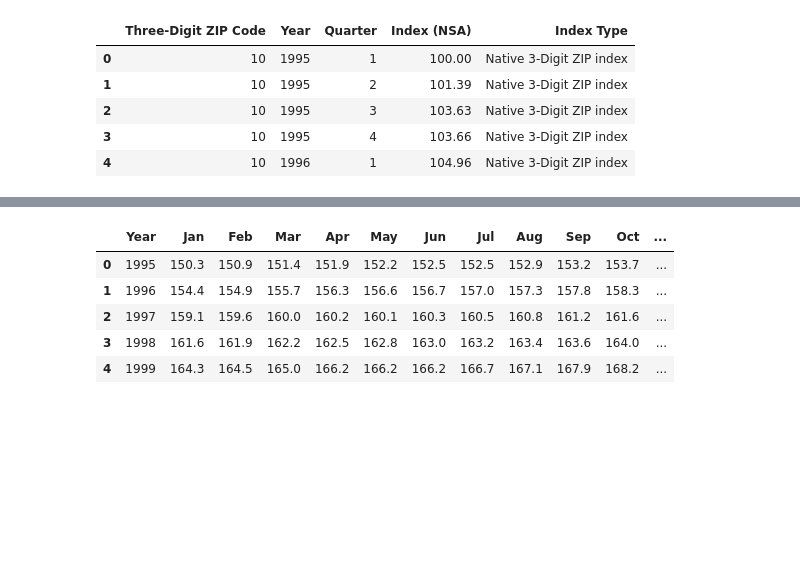
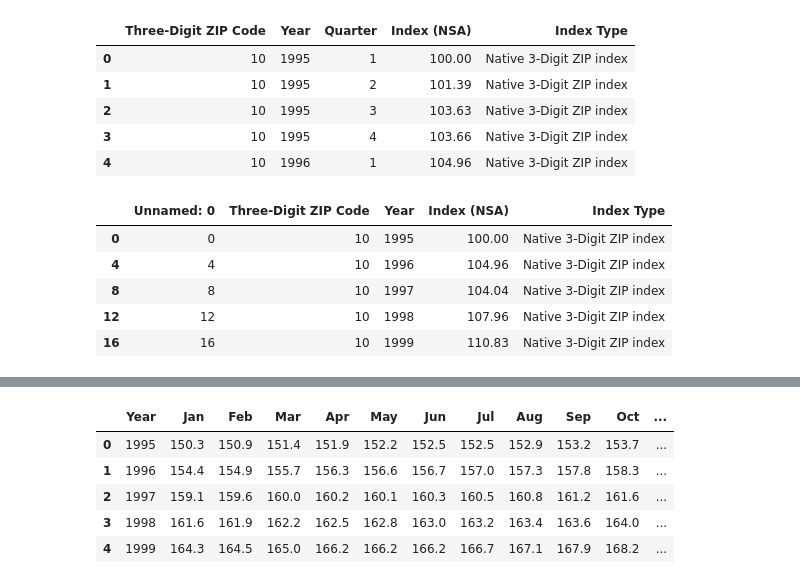
Before and after one commit to amswanson333/BAH_Machine_Learning, a Jupyter notebook: data_fusion.ipynb, the cells around one changed output, grey strips where cells are left out. Cells and saved outputs as stored; diff of their text form; code cells hidden in the pictures; blank space fills up the shorter version.

```diff
--- a/data_fusion.ipynb
+++ b/data_fusion.ipynb
@@ -146,3 +148,18 @@ hpi_df.head()
 # %%
 # remove extraneous index types
 hpi_df.drop(hpi_df.loc[hpi_df["Index Type"]!="Native 3-Digit ZIP index"].index, inplace=True)
+# %%
+# limit data to the first HPI value per year (quarter = 1)
+hpi_df.drop(hpi_df.loc[hpi_df["Quarter"]!=1].index, inplace=True)
+
+# drop the quarter column
+hpi_df.drop(labels="Quarter", axis=1, inplace=True)
+
+hpi_df.head()
+# %% [output]
+|  | Unnamed: 0 | Three-Digit ZIP Code | Year | Index (NSA) | Index Type |
+| 0 | 0 | 10 | 1995 | 100.00 | Native 3-Digit ZIP index |
+| 4 | 4 | 10 | 1996 | 104.96 | Native 3-Digit ZIP index |
+| 8 | 8 | 10 | 1997 | 104.04 | Native 3-Digit ZIP index |
+| 12 | 12 | 10 | 1998 | 107.96 | Native 3-Digit ZIP index |
+| 16 | 16 | 10 | 1999 | 110.83 | Native 3-Digit ZIP index |
```
Also changed, not shown: parts of 12 cells of this notebook.
